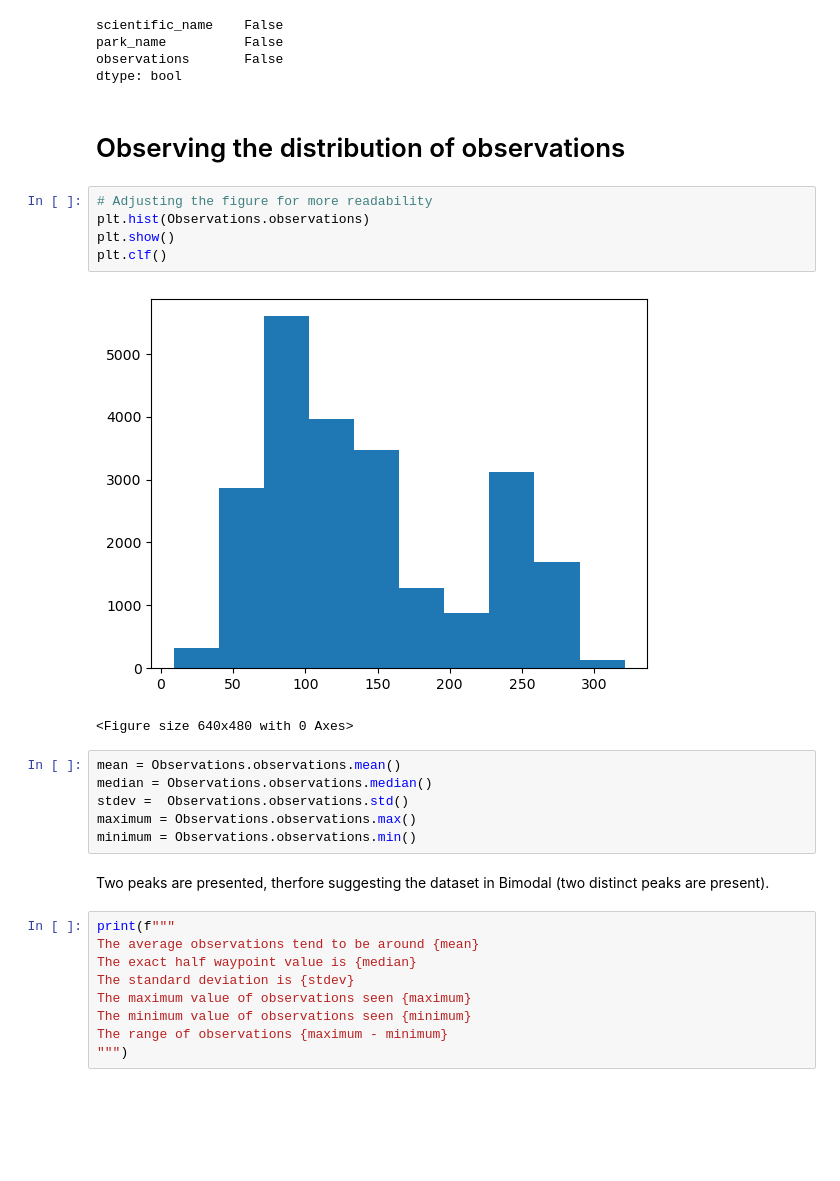
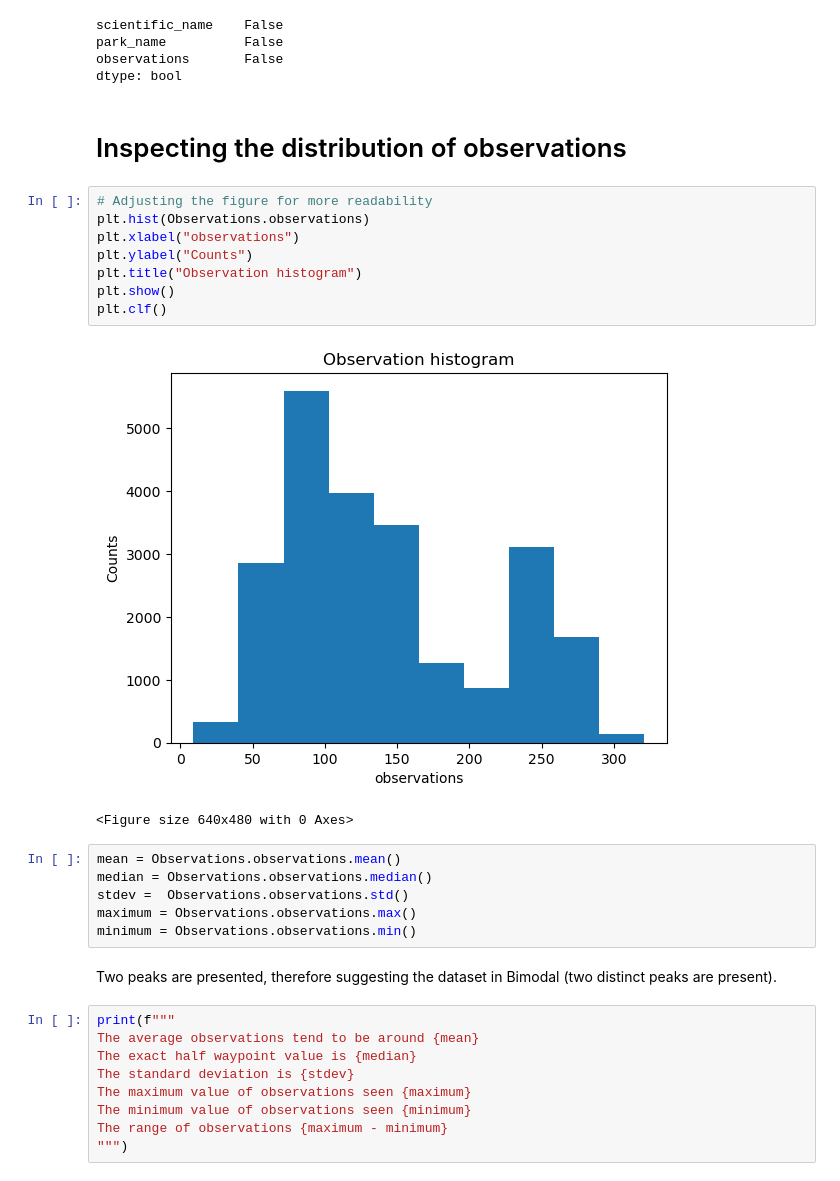
Before and after one commit to YSKAA423/Biodiversity-in-National-Parks, a Jupyter notebook: biodiversity.ipynb, the cells around one changed output. Saved outputs shown, nothing was run; the diff lists cells and outputs as text; blank space fills up the shorter version.

```diff
--- a/biodiversity.ipynb
+++ b/biodiversity.ipynb
@@ -247,14 +259,17 @@ park_name          False
 observations       False
 dtype: bool
 # %% [markdown]
-# Observing the distribution of observations
+# Inspecting the distribution of observations
 # %%
 # Adjusting the figure for more readability
 plt.hist(Observations.observations)
+plt.xlabel("observations")
+plt.ylabel("Counts")
+plt.title("Observation histogram")
 plt.show()
 plt.clf()
 # %% [output]
-[figure, old version]
+[figure, new version]
 <Figure size 640x480 with 0 Axes>
 # %%
 mean = Observations.observations.mean()
@@ -263,7 +278,7 @@ stdev =  Observations.observations.std()
 maximum = Observations.observations.max()
 minimum = Observations.observations.min()
 # %% [markdown]
-Two peaks are presented, therfore suggesting the dataset in Bimodal (two distinct peaks are present).
+Two peaks are presented, therefore suggesting the dataset in Bimodal (two distinct peaks are present).
 # %%
 print(f"""
 The average observations tend to be around {mean}
```
Also changed, not shown: parts of 23 cells of this notebook.
